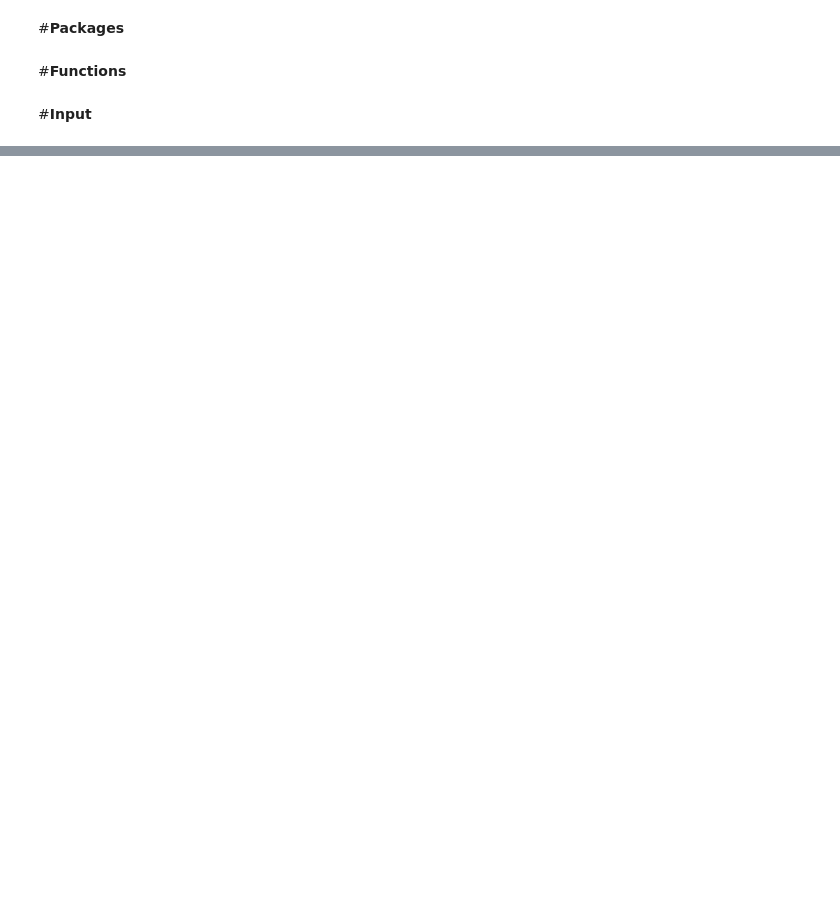
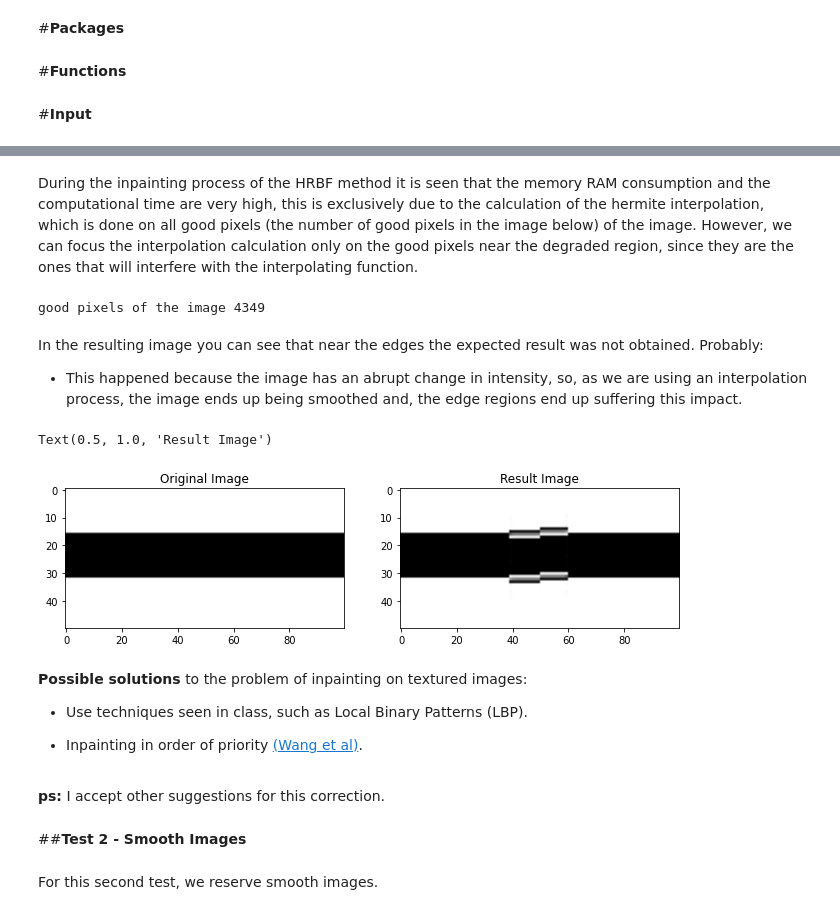
Before and after one commit to gmontroni/Final-Project---Image-Processing, a Jupyter notebook: FinalProject_GuilhermeMontroni.ipynb, the cells around one changed output, grey strips where cells are left out. Saved outputs shown, nothing was run; the diff lists cells and outputs as text; code cells hidden in the pictures; blank space fills up the shorter version.

```diff
--- a/FinalProject_GuilhermeMontroni.ipynb
+++ b/FinalProject_GuilhermeMontroni.ipynb
@@ -113,6 +139,6 @@ def HRBF2D(dsites, epoints, rhs, kernel):
 
     # RBF Hermite interpolant
     alpha = np.linalg.solve(IM, rhs)
-    return EM @ alpha
+    return (EM @ alpha)
 # %% [markdown]
 #**Input**
@@ -197,0 +209,54 @@ plt.imshow(img, cmap="gray"); plt.title("Result Image")
+# %%
+# RBFHermite 2D
+# Script that performs first-order 2D RBF Hermite interpolation
+
+# Define RBF and its derivatives
+kernel = {'rbf':    lambda e, r:         np.sqrt(1 + (e * r)**2),
+          'dxrbf':  lambda e, r, dx:     dx * e**2 / np.sqrt(1 + (e * r)**2),
+          'dyrbf':  lambda e, r, dy:     dy * e**2 / np.sqrt(1 + (e * r)**2),
+          'dxxrbf': lambda e, r, dx:     e**2 * (1 + (e * r)**2 - (e * dx)**2) / (1 + (e * r)**2)**(3/2),
+          'dyyrbf': lambda e, r, dy:     e**2 * (1 + (e * r)**2 - (e * dy)**2) / (1 + (e * r)**2)**(3/2),
+          'dxyrbf': lambda e, r, dx, dy: -e**4 * dx * dy / (1 + (e * r)**2)**(3/2),
+          'ep': 6}
+
+idx = grid(mask)
+dsites = idx[mask]
+epoints = idx[~mask]
+rhs = rhs_function(degradedimg, mask)
+
+result_image = HRBF2D(dsites, epoints, rhs, kernel)
+
+degradedimg[~mask] = result_image
+# %% [markdown]
+During the inpainting process of the HRBF method it is seen that the memory RAM consumption and the computational time are very high, this is exclusively due to the calculation of the hermite interpolation, which is done on all good pixels (the number of good pixels in the image below) of the image. However, we can focus the interpolation calculation only on the good pixels near the degraded region, since they are the ones that will interfere with the interpolating function.
+# %%
+print('good pixels of the image', degradedimg[mask].shape[0])
+# %% [output]
+good pixels of the image 4349
+# %% [markdown]
+In the resulting image you can see that near the edges the expected result was not obtained. Probably:
+
+- This happened because the image has an abrupt change in intensity, so, as we are using an interpolation process, the image ends up being smoothed and, the edge regions end up suffering this impact.
+# %%
+## plotting
+plt.figure(figsize=(11,4))
+plt.subplot(121)
+plt.imshow(originalimg, cmap="gray"); plt.title("Original Image")
+
+plt.subplot(122)
+plt.imshow(degradedimg, cmap="gray"); plt.title("Result Image")
+# %% [output]
+Text(0.5, 1.0, 'Result Image')
+[figure, added]
+# %% [markdown]
+**Possible solutions** to the problem of inpainting on textured images:
+
+- Use techniques seen in class, such as Local Binary Patterns (LBP).
+
+- Inpainting in order of priority  [(Wang et al)](https://www.sciencedirect.com/science/article/abs/pii/S0925231213006334).
+# %% [markdown]
+**ps:** I accept other suggestions for this correction.
+# %% [markdown]
+##**Test 2 - Smooth Images**
+# %% [markdown]
+For this second test, we reserve smooth images.
```
Also changed, not shown: parts of 42 cells of this notebook.
